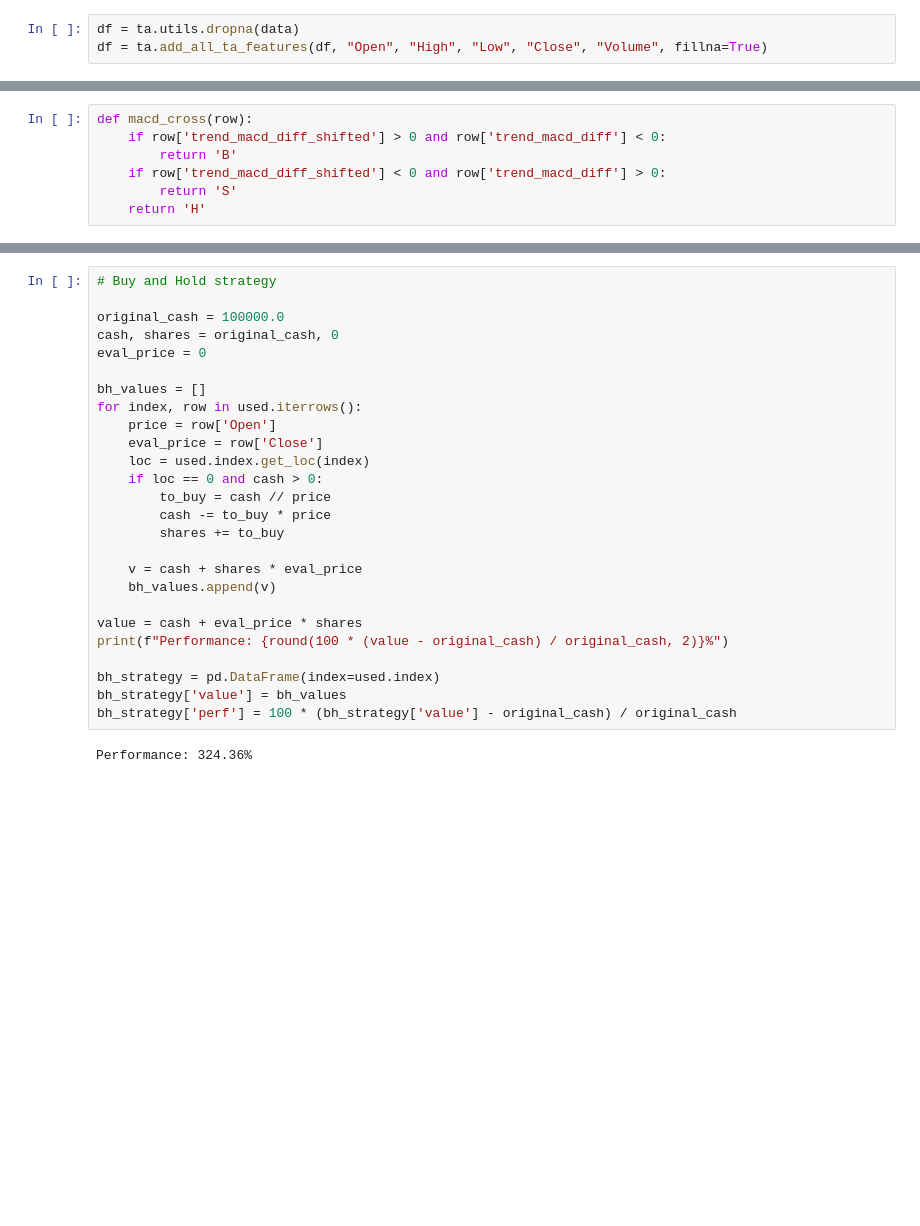
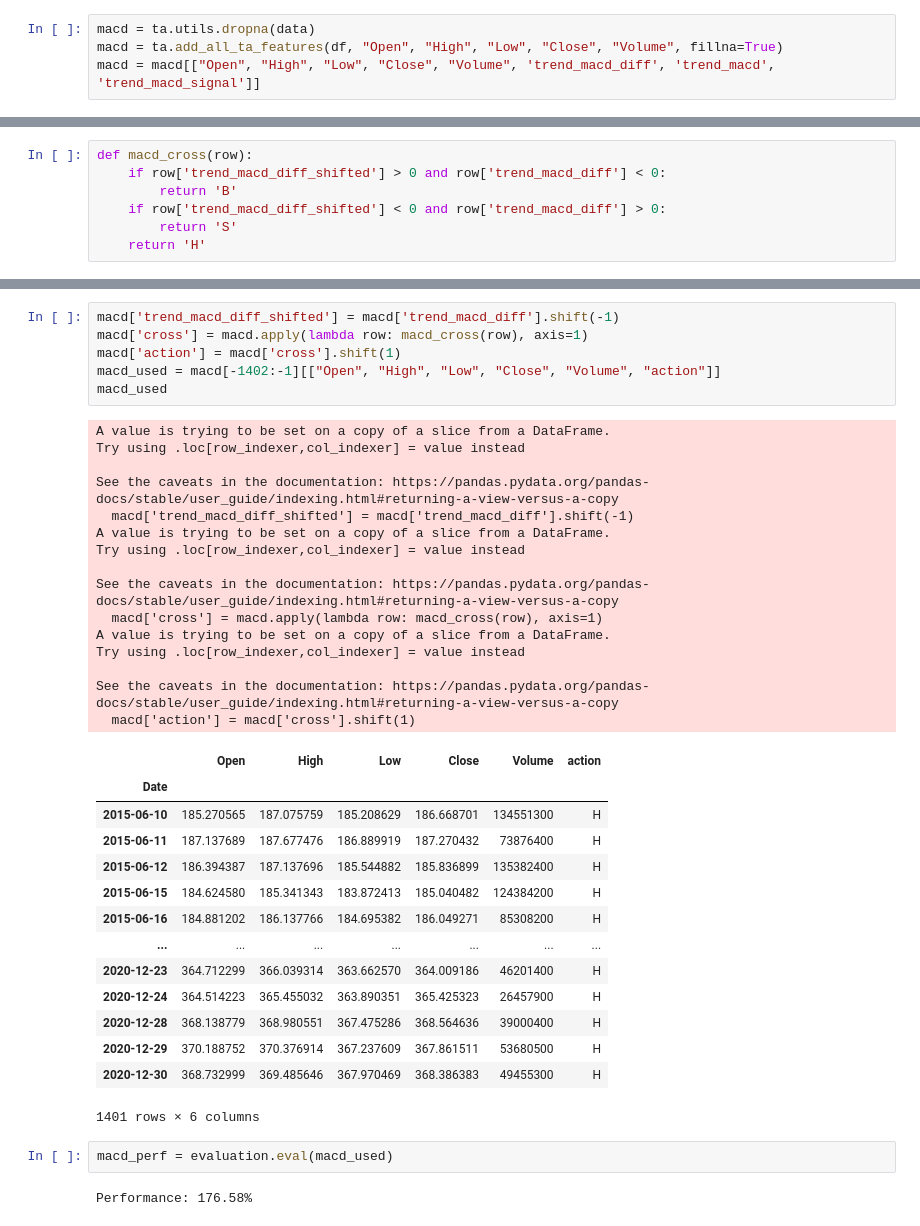
Before and after one commit to lqwdev/ai349-project, a Jupyter notebook: src/baseline-strategies.ipynb, the cells around one changed output, grey strips where cells are left out. Drawn from its saved outputs; the diff is of its cells as text; blank space fills up the shorter version.

```diff
--- a/src/baseline-strategies.ipynb
+++ b/src/baseline-strategies.ipynb
@@ -36,5 +30,6 @@ plt.show()
 # %% [output]
 [figure]
 # %%
-df = ta.utils.dropna(data)
-df = ta.add_all_ta_features(df, "Open", "High", "Low", "Close", "Volume", fillna=True)
+macd = ta.utils.dropna(data)
+macd = ta.add_all_ta_features(df, "Open", "High", "Low", "Close", "Volume", fillna=True)
+macd = macd[["Open", "High", "Low", "Close", "Volume", 'trend_macd_diff', 'trend_macd', 'trend_macd_signal']]
@@ -194,28 +64,40 @@ Performance: 1338.14%
-# %%
-# Buy and Hold strategy
-
-original_cash = 100000.0
-cash, shares = original_cash, 0
-eval_price = 0
-
-bh_values = []
-for index, row in used.iterrows():
-    price = row['Open']
-    eval_price = row['Close']
-    loc = used.index.get_loc(index)
-    if loc == 0 and cash > 0:
-        to_buy = cash // price
-        cash -= to_buy * price
-        shares += to_buy
-
-    v = cash + shares * eval_price
-    bh_values.append(v)
-
-value = cash + eval_price * shares
-print(f"Performance: {round(100 * (value - original_cash) / original_cash, 2)}%")
-
-bh_strategy = pd.DataFrame(index=used.index)
-bh_strategy['value'] = bh_values
-bh_strategy['perf'] = 100 * (bh_strategy['value'] - original_cash) / original_cash
-# %% [output]
-Performance: 324.36%
+# %%
+macd['trend_macd_diff_shifted'] = macd['trend_macd_diff'].shift(-1)
+macd['cross'] = macd.apply(lambda row: macd_cross(row), axis=1)
+macd['action'] = macd['cross'].shift(1)
+macd_used = macd[-1402:-1][["Open", "High", "Low", "Close", "Volume", "action"]]
+macd_used
+# %% [output]
+A value is trying to be set on a copy of a slice from a DataFrame.
+Try using .loc[row_indexer,col_indexer] = value instead
+
+See the caveats in the documentation: https://pandas.pydata.org/pandas-docs/stable/user_guide/indexing.html#returning-a-view-versus-a-copy
+  macd['trend_macd_diff_shifted'] = macd['trend_macd_diff'].shift(-1)
+A value is trying to be set on a copy of a slice from a DataFrame.
+Try using .loc[row_indexer,col_indexer] = value instead
+
+See the caveats in the documentation: https://pandas.pydata.org/pandas-docs/stable/user_guide/indexing.html#returning-a-view-versus-a-copy
+  macd['cross'] = macd.apply(lambda row: macd_cross(row), axis=1)
+A value is trying to be set on a copy of a slice from a DataFrame.
+Try using .loc[row_indexer,col_indexer] = value instead
+
+See the caveats in the documentation: https://pandas.pydata.org/pandas-docs/stable/user_guide/indexing.html#returning-a-view-versus-a-copy
+  macd['action'] = macd['cross'].shift(1)
+|  | Open | High | Low | Close | Volume | action |
+| Date |  |  |  |  |  |  |
+| 2015-06-10 | 185.270565 | 187.075759 | 185.208629 | 186.668701 | 134551300 | H |
+| 2015-06-11 | 187.137689 | 187.677476 | 186.889919 | 187.270432 | 73876400 | H |
+| 2015-06-12 | 186.394387 | 187.137696 | 185.544882 | 185.836899 | 135382400 | H |
+| 2015-06-15 | 184.624580 | 185.341343 | 183.872413 | 185.040482 | 124384200 | H |
+| 2015-06-16 | 184.881202 | 186.137766 | 184.695382 | 186.049271 | 85308200 | H |
+| ... | ... | ... | ... | ... | ... | ... |
+| 2020-12-23 | 364.712299 | 366.039314 | 363.662570 | 364.009186 | 46201400 | H |
+| 2020-12-24 | 364.514223 | 365.455032 | 363.890351 | 365.425323 | 26457900 | H |
+| 2020-12-28 | 368.138779 | 368.980551 | 367.475286 | 368.564636 | 39000400 | H |
+| 2020-12-29 | 370.188752 | 370.376914 | 367.237609 | 367.861511 | 53680500 | H |
+| 2020-12-30 | 368.732999 | 369.485646 | 367.970469 | 368.386383 | 49455300 | H |
+1401 rows × 6 columns
+# %%
+macd_perf = evaluation.eval(macd_used)
+# %% [output]
+Performance: 176.58%
```
Also changed, not shown: parts of 13 cells of this notebook, 1 other file.
